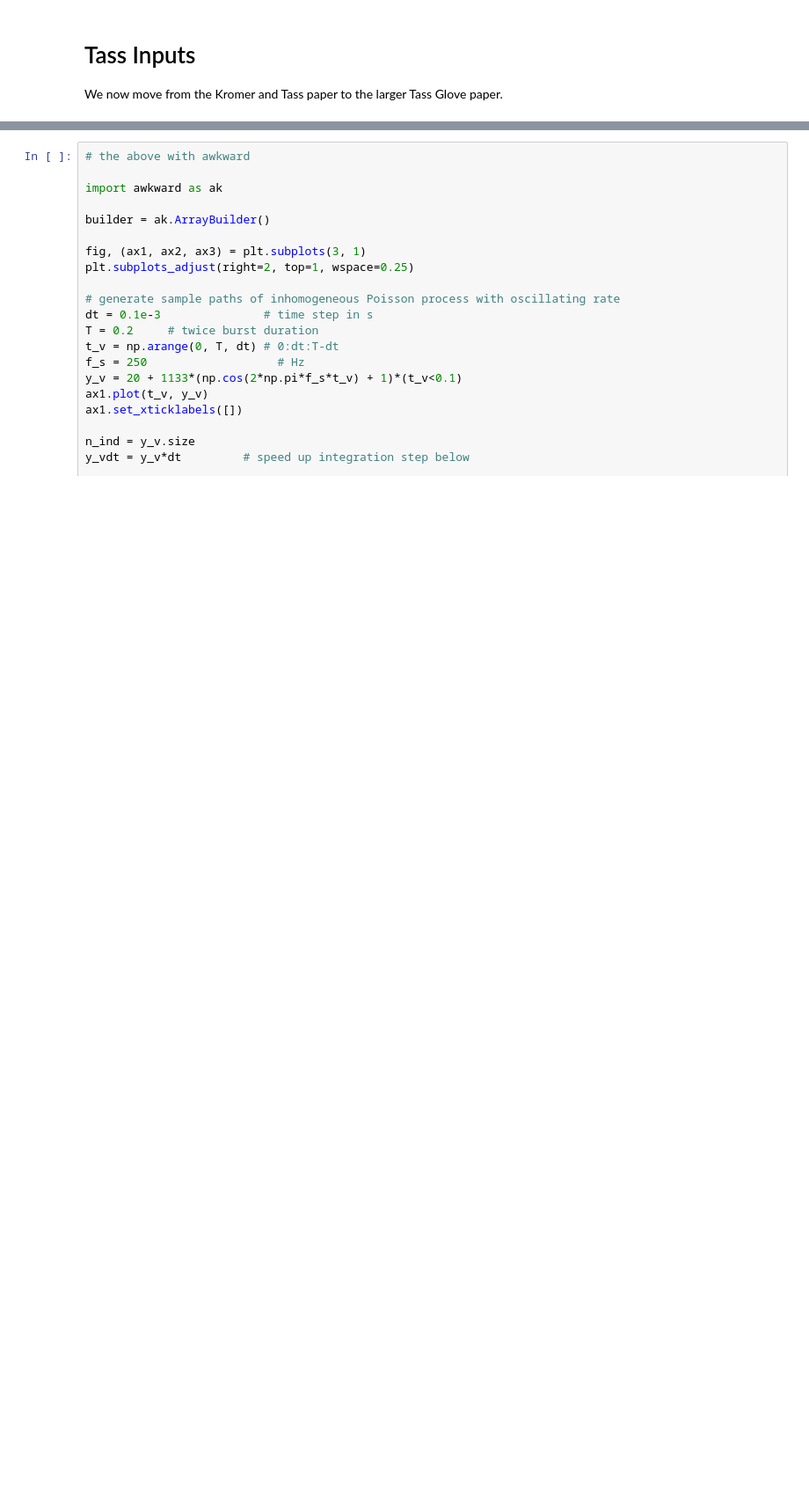
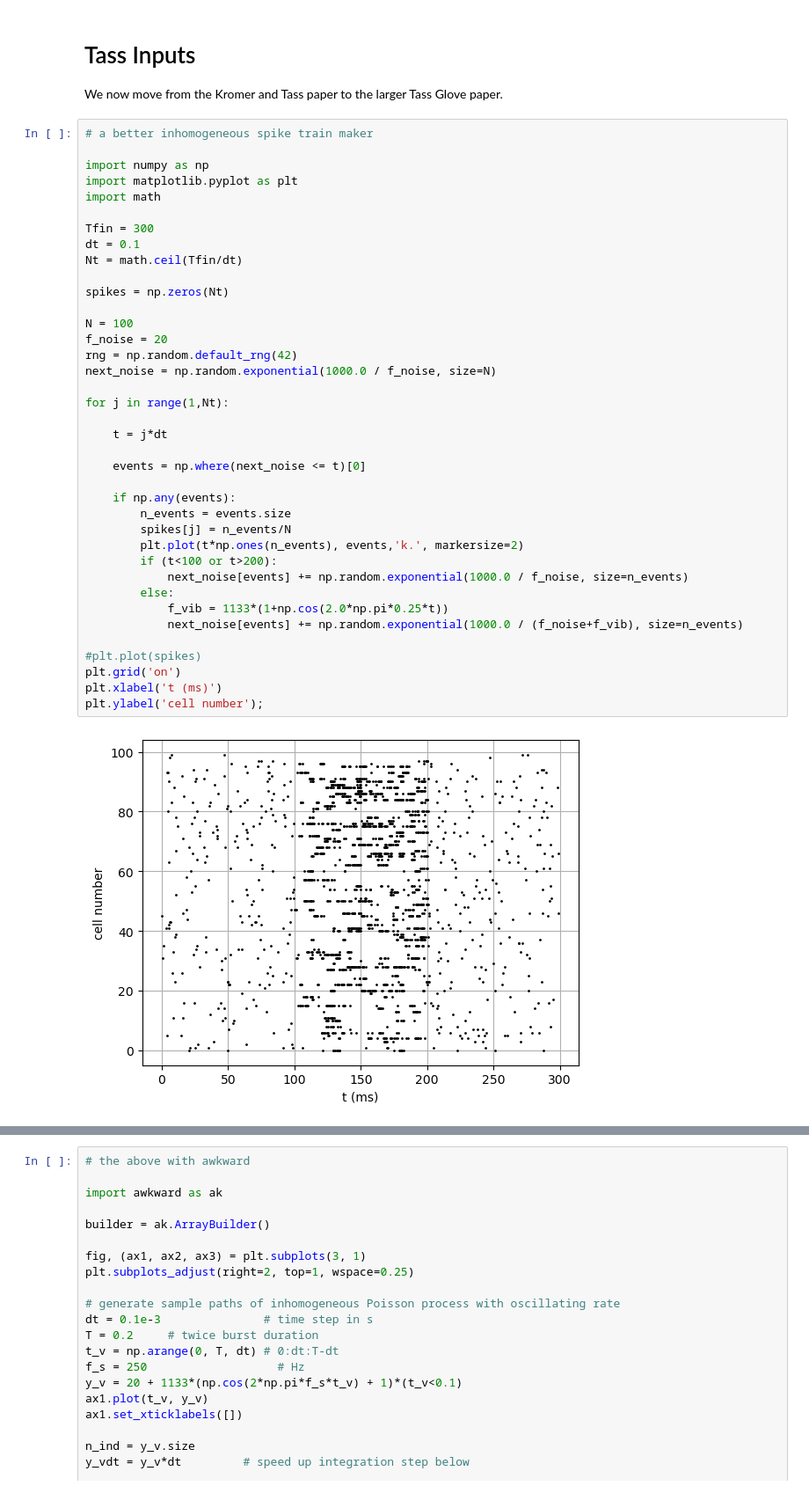
Before and after one commit to steve-cox-LA/EGlove, a Jupyter notebook: TassPlatform.ipynb, the cells around one changed output, grey strips where cells are left out. Shown at 88% size. Drawn from its saved outputs; the diff is of its cells as text; blank space fills up the shorter version.

```diff
--- a/TassPlatform.ipynb
+++ b/TassPlatform.ipynb
@@ -1622,3 +1429,43 @@ sp.sparse.save_npz('Wsp17As.npz', W)
 # Tass Inputs
 
 We now move from the Kromer and Tass paper to the larger Tass Glove paper.
+# %%
+# a better inhomogeneous spike train maker
+
+import numpy as np
+import matplotlib.pyplot as plt
+import math
+
+Tfin = 300
+dt = 0.1
+Nt = math.ceil(Tfin/dt)
+
+spikes = np.zeros(Nt)
+
+N = 100
+f_noise = 20
+rng = np.random.default_rng(42)
+next_noise = np.random.exponential(1000.0 / f_noise, size=N)
+
+for j in range(1,Nt):
+
+    t = j*dt
+
+    events = np.where(next_noise <= t)[0]
+
+    if np.any(events):
+        n_events = events.size
+        spikes[j] = n_events/N
+        plt.plot(t*np.ones(n_events), events,'k.', markersize=2)
+        if (t<100 or t>200):
+            next_noise[events] += np.random.exponential(1000.0 / f_noise, size=n_events)
+        else:
+            f_vib = 1133*(1+np.cos(2.0*np.pi*0.25*t))
+            next_noise[events] += np.random.exponential(1000.0 / (f_noise+f_vib), size=n_events)
+
+#plt.plot(spikes)
+plt.grid('on')
+plt.xlabel('t (ms)')
+plt.ylabel('cell number');
+# %% [output]
+[figure, added]
```
Also changed, not shown: parts of 17 cells of this notebook.
